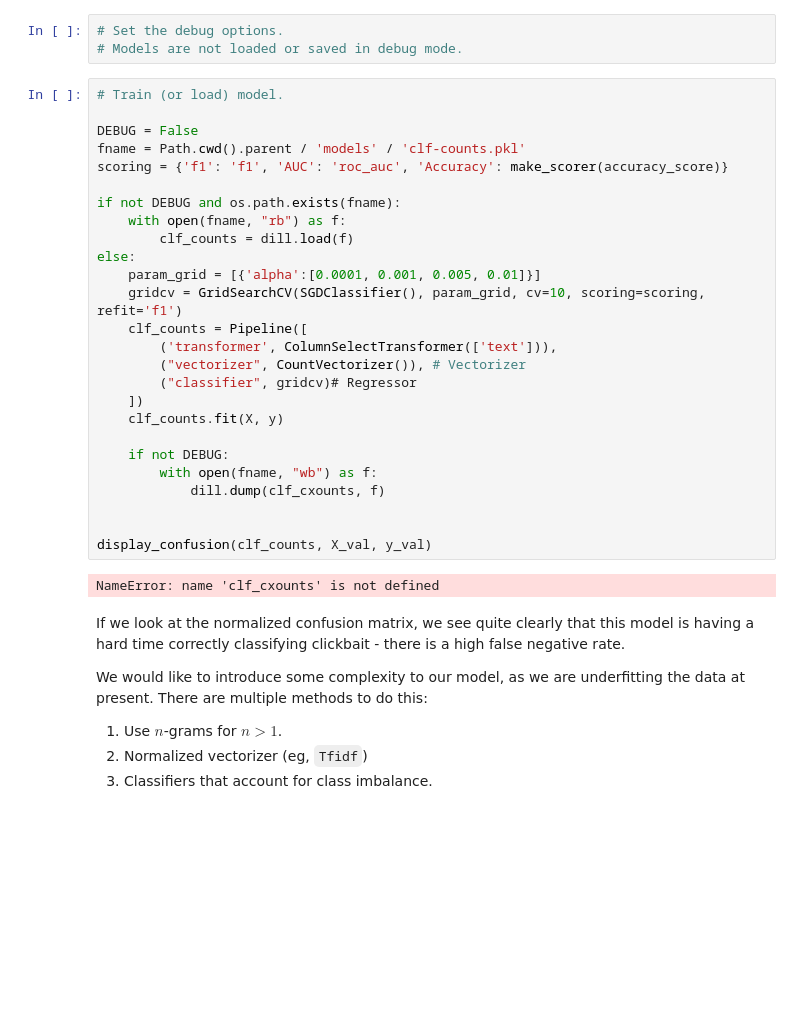
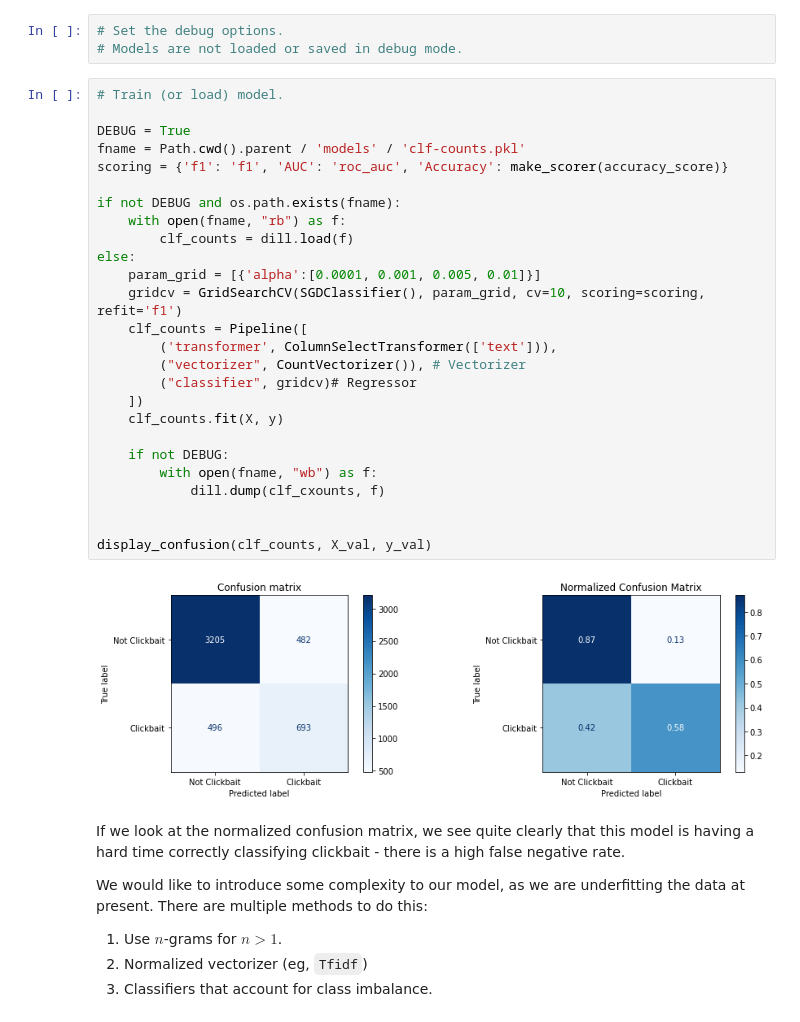
Before and after one commit to alexanderwood/wood-clickbait, a Jupyter notebook: code/analysis.ipynb, the cells around one changed output. Cells and saved outputs as stored; diff of their text form; blank space fills up the shorter version.

```diff
--- a/code/analysis.ipynb
+++ b/code/analysis.ipynb
@@ -272,31 +272,31 @@ We start with a simple, linear model, without fussing over normalizing or cleani
 # %%
 # Train (or load) model.
 
-DEBUG = False
+DEBUG = True
 fname = Path.cwd().parent / 'models' / 'clf-counts.pkl'
 scoring = {'f1': 'f1', 'AUC': 'roc_auc', 'Accuracy': make_scorer(accuracy_score)}
 
 if not DEBUG and os.path.exists(fname):
     with open(fname, "rb") as f:
         clf_counts = dill.load(f)
 else:
     param_grid = [{'alpha':[0.0001, 0.001, 0.005, 0.01]}]
     gridcv = GridSearchCV(SGDClassifier(), param_grid, cv=10, scoring=scoring, refit='f1')
     clf_counts = Pipeline([
         ('transformer', ColumnSelectTransformer(['text'])),
         ("vectorizer", CountVectorizer()), # Vectorizer
         ("classifier", gridcv)# Regressor
     ])
     clf_counts.fit(X, y)
 
     if not DEBUG:
         with open(fname, "wb") as f:
             dill.dump(clf_cxounts, f)
 
 
 display_confusion(clf_counts, X_val, y_val)
 # %% [output]
-NameError: name 'clf_cxounts' is not defined
+[figure, added]
 # %% [markdown]
 If we look at the normalized confusion matrix, we see quite clearly that this model is having a hard time correctly classifying clickbait - there is a high false negative rate.
 
```
Also changed, not shown: parts of 1 cell of this notebook, 5 other files.
